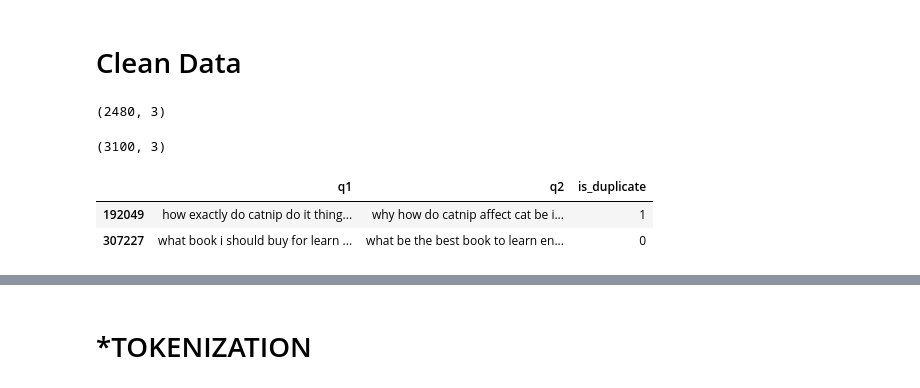
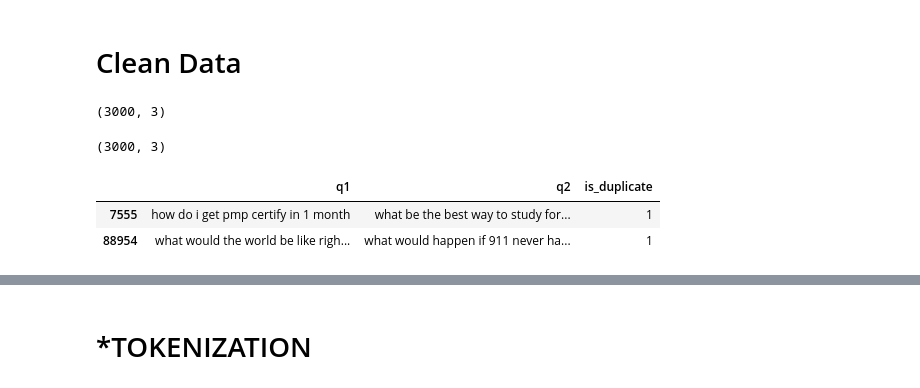
Before and after one commit to antopeza/Final-Project-Brainster, a Jupyter notebook: NEW_code_Doc2Vec.ipynb, the cells around one changed output, grey strips where cells are left out. Saved outputs shown, nothing was run; the diff lists cells and outputs as text; code cells hidden in the pictures.

```diff
--- a/NEW_code_Doc2Vec.ipynb
+++ b/NEW_code_Doc2Vec.ipynb
@@ -123,7 +121,7 @@ is_duplicate    0
 dtype: int64
 # %%
 # randomly selected samples from df for the new df to perform operations
-df = df_raw.sample(3100)
+df = df_raw.sample(3000)
 df = df[['question1', 'question2', 'is_duplicate']]
 print(df.shape)
 # %% [output]
@@ -252,26 +196,26 @@ def to_df(q1cleaned, q2cleaned, df):
     X_temp['is_duplicate'] = df_raw['is_duplicate']
     return X_temp
 # %%
-# #Train part
-# # With stopwords lemmatized, not stemmed
-# q1_sw, q2_sw = get_cleaned_senteces(X_train, stopwords = False, lemmatize = True, stem = False)
-# assert len(q1_sw) == len(q2_sw)
-# X_sw_train = to_df(q1_sw, q2_sw, X_train)
-# X_sw_train.shape
+#Entire data
+# With stopwords lemmatized, not stemmed
+q1_clean, q2_clean = get_cleaned_senteces(df, stopwords = False, lemmatize = True, stem = False)
+assert len(q1_clean) == len(q2_clean)
+df_lemma = to_df(q1_clean, q2_clean, df)
+df_lemma.shape
 # %% [output]
-(2480, 3)
+(3000, 3)
 # %%
-#Entire data without split
-# With stopwords lemmatized, not stemmed
-q1_clean, q2_clean = get_cleaned_senteces(df_copy, stopwords = False, lemmatize = True, stem = False)
+#Entire data
+# With stopwords stemmed, not lemmatized
+q1_clean, q2_clean = get_cleaned_senteces(df, stopwords = False, lemmatize = False, stem = True)
 assert len(q1_clean) == len(q2_clean)
-df_clean = to_df(q1_clean, q2_clean, df_copy)
-df_clean.shape
+df_stem = to_df(q1_clean, q2_clean, df)
+df_stem.shape
 # %% [output]
-(3100, 3)
+(3000, 3)
 # %%
-df_clean.head(2)
+df_lemma.head(2)
 # %% [output]
 |  | q1 | q2 | is_duplicate |
-| 192049 | how exactly do catnip do it thing... | why how do catnip affect cat be i... | 1 |
-| 307227 | what book i should buy for learn ... | what be the best book to learn en... | 0 |
+| 7555 | how do i get pmp certify in 1 month | what be the best way to study for... | 1 |
+| 88954 | what would the world be like righ... | what would happen if 911 never ha... | 1 |
```
Also changed, not shown: parts of 102 cells of this notebook.
